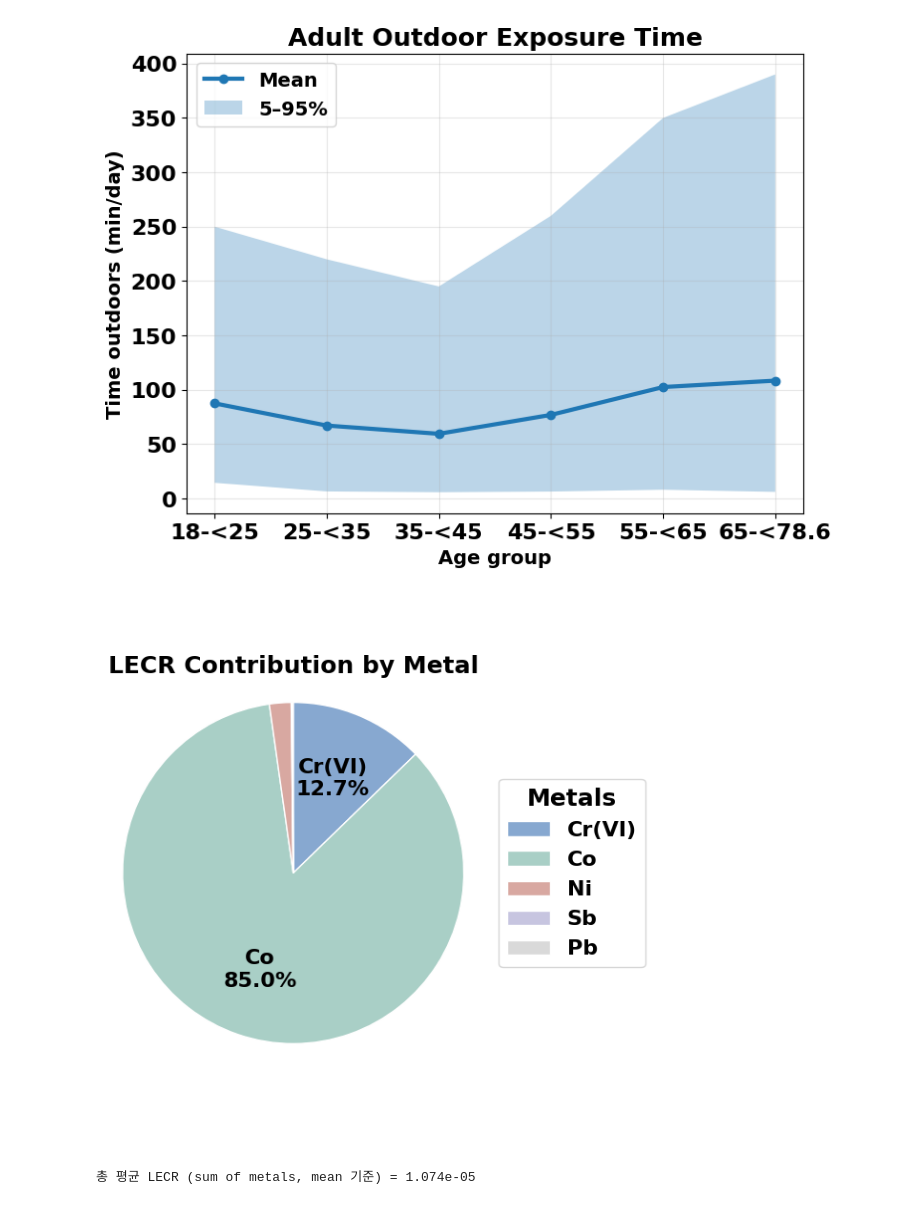
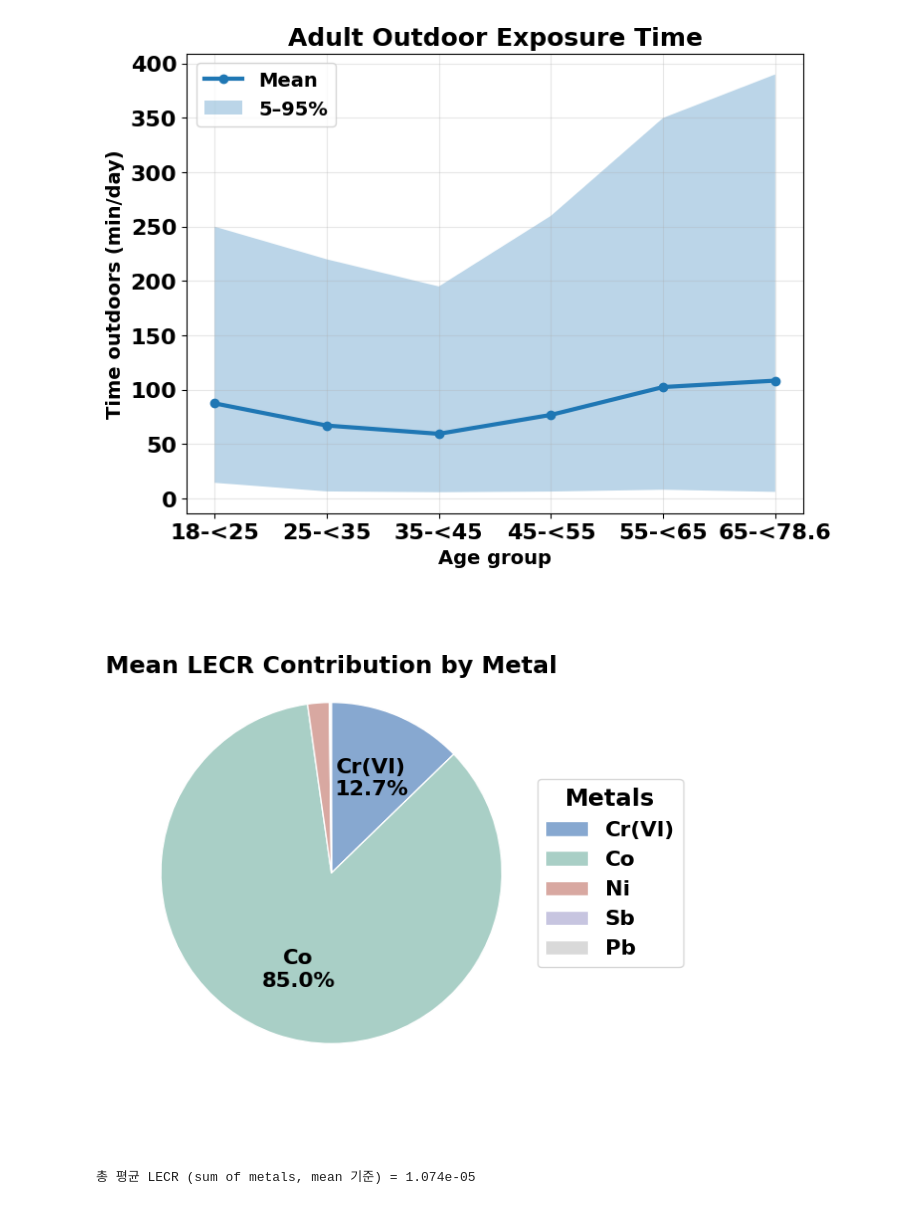
Before and after one commit to hyen0322/Risk-Assesment, a Jupyter notebook: 적합 분포피팅+몬테카를로+민감도분석.ipynb, the cells around one changed output. Saved outputs shown, nothing was run; the diff lists cells and outputs as text; code cells hidden in the pictures.

```diff
--- a/적합 분포피팅+몬테카를로+민감도분석.ipynb
+++ b/적합 분포피팅+몬테카를로+민감도분석.ipynb
@@ -1916,35 +1916,35 @@ for t in texts:
     t.set_text('')
 
 # 범례 설정
 legend = ax.legend(
     wedges,
     pie_labels,
     title="Metals",
     loc="center left",
     bbox_to_anchor=(1.02, 0.5),
     fontsize=16)
 legend.get_title().set_fontsize(18)
 legend.get_title().set_fontweight('bold')
 
 # 범례 항목 글씨 Bold 적용
 for text in legend.get_texts():
     text.set_fontweight('bold')
 
 ax.set_title(
-    "LECR Contribution by Metal",
+    "Mean LECR Contribution by Metal",
     fontsize=18,
     fontweight='bold',
     pad=0,
     y=0.87)
 
 ax.axis('equal')  # 원형 유지
 plt.tight_layout()
 fig.savefig(f"{SAVE_DIR}/plots/LECR_contribution_pie.png", dpi=300)
 plt.show()
 
 print(f"총 평균 LECR (sum of metals, mean 기준) = {total_mean_lecr:.3e}")
 # %% [output]
-[figure, old version]
+[figure, new version]
 총 평균 LECR (sum of metals, mean 기준) = 1.074e-05
 # %%
 # ============================================================
```
Also changed, not shown: parts of 1 cell of this notebook.
